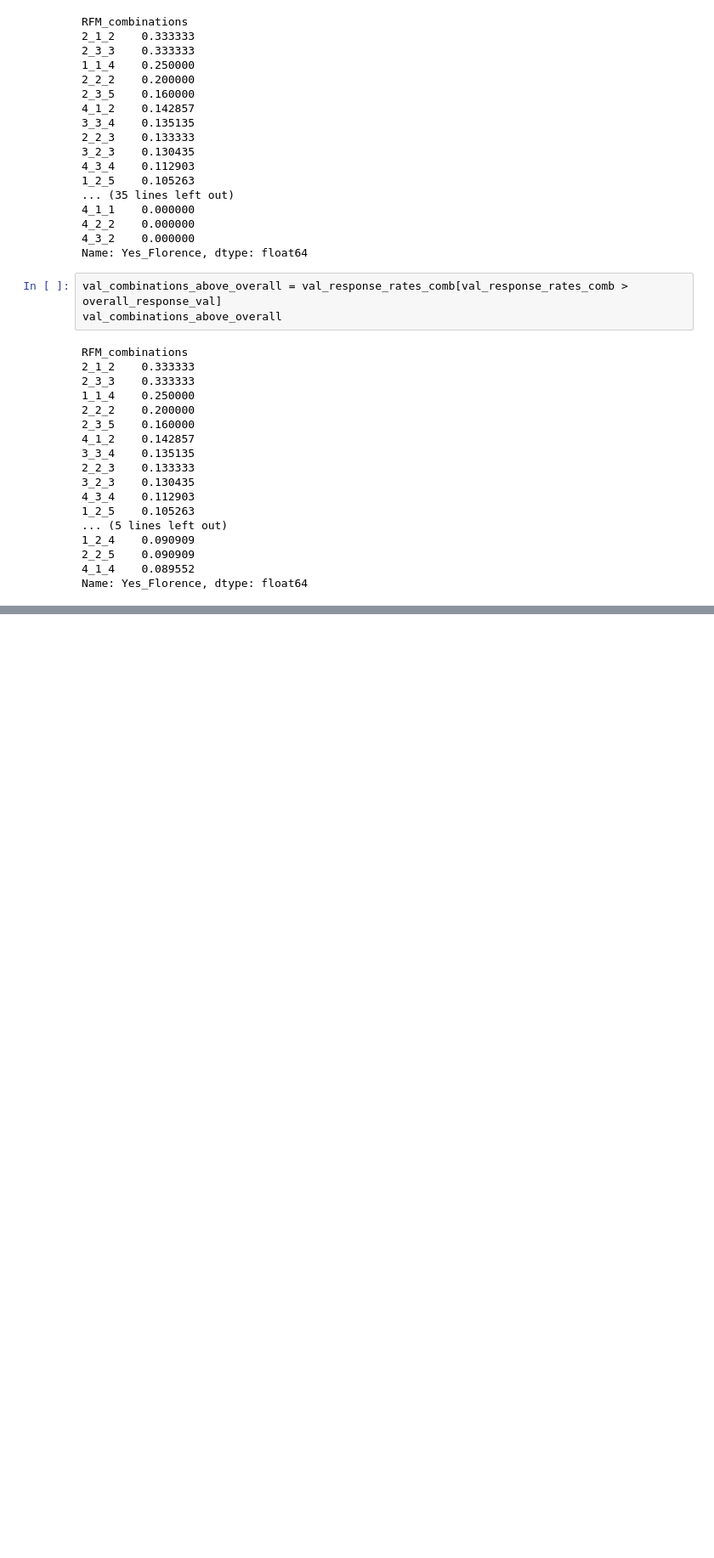
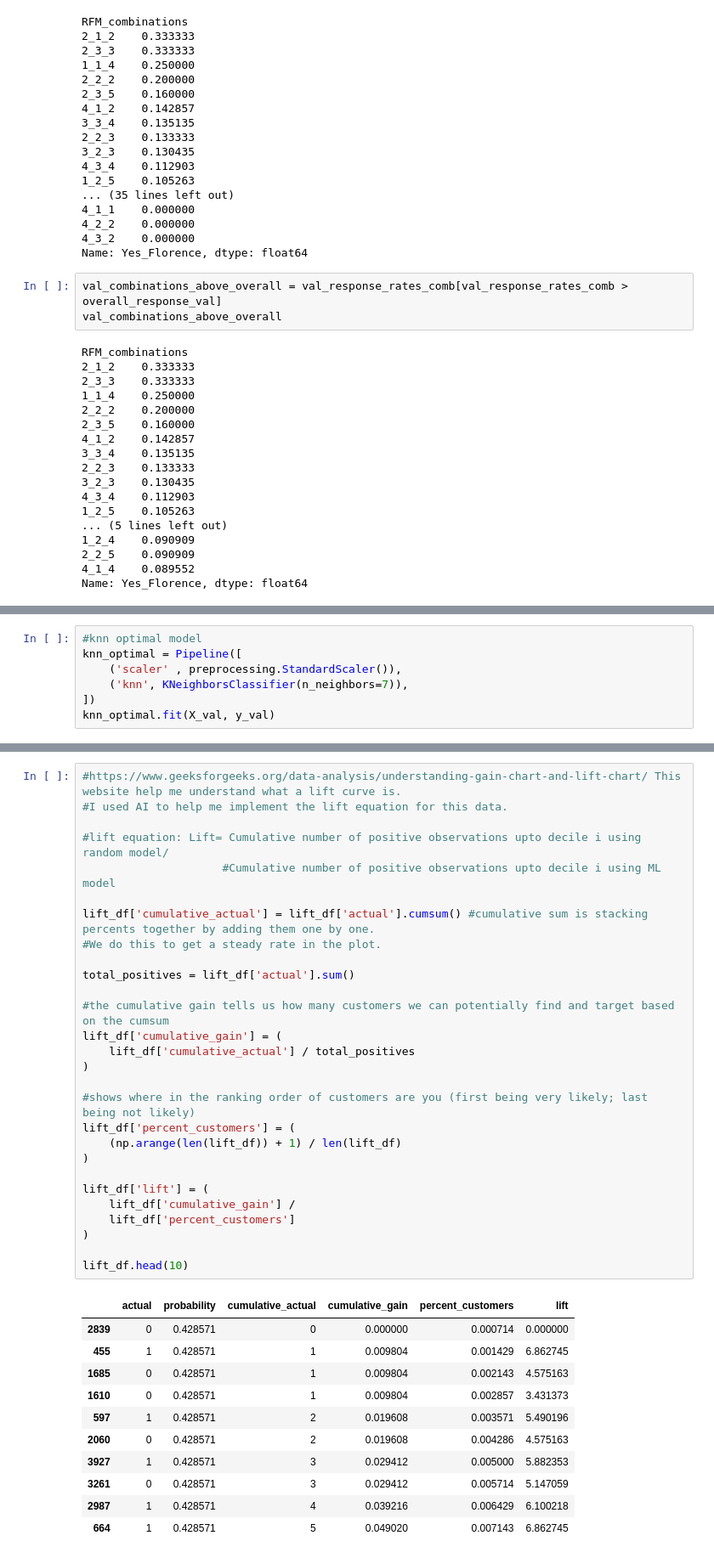
Before and after one commit to sascott9655/ADS-505-, a Jupyter notebook: ADS_505_CBC_HW1.ipynb, the cells around one changed output, grey strips where cells are left out. Shown at 85% size. Saved outputs shown, nothing was run; the diff lists cells and outputs as text; blank space fills up the shorter version.

```diff
--- a/ADS_505_CBC_HW1.ipynb
+++ b/ADS_505_CBC_HW1.ipynb
@@ -262,0 +338,7 @@ Name: Yes_Florence, dtype: float64
+# %%
+#knn optimal model
+knn_optimal = Pipeline([
+    ('scaler' , preprocessing.StandardScaler()),
+    ('knn', KNeighborsClassifier(n_neighbors=7)),
+])
+knn_optimal.fit(X_val, y_val)
@@ -262,0 +369,40 @@ Name: Yes_Florence, dtype: float64
+# %%
+#https://www.geeksforgeeks.org/data-analysis/understanding-gain-chart-and-lift-chart/ This website help me understand what a lift curve is.
+#I used AI to help me implement the lift equation for this data.
+
+#lift equation: Lift= Cumulative number of positive observations upto decile i using random model/
+                     #Cumulative number of positive observations upto decile i using ML model
+
+lift_df['cumulative_actual'] = lift_df['actual'].cumsum() #cumulative sum is stacking percents together by adding them one by one.
+#We do this to get a steady rate in the plot.
+
+total_positives = lift_df['actual'].sum()
+
+#the cumulative gain tells us how many customers we can potentially find and target based on the cumsum
+lift_df['cumulative_gain'] = (
+    lift_df['cumulative_actual'] / total_positives
+)
+
+#shows where in the ranking order of customers are you (first being very likely; last being not likely)
+lift_df['percent_customers'] = (
+    (np.arange(len(lift_df)) + 1) / len(lift_df)
+)
+
+lift_df['lift'] = (
+    lift_df['cumulative_gain'] /
+    lift_df['percent_customers']
+)
+
+lift_df.head(10)
+# %% [output]
+|  | actual | probability | cumulative_actual | cumulative_gain | percent_customers | lift |
+| 2839 | 0 | 0.428571 | 0 | 0.000000 | 0.000714 | 0.000000 |
+| 455 | 1 | 0.428571 | 1 | 0.009804 | 0.001429 | 6.862745 |
+| 1685 | 0 | 0.428571 | 1 | 0.009804 | 0.002143 | 4.575163 |
+| 1610 | 0 | 0.428571 | 1 | 0.009804 | 0.002857 | 3.431373 |
+| 597 | 1 | 0.428571 | 2 | 0.019608 | 0.003571 | 5.490196 |
+| 2060 | 0 | 0.428571 | 2 | 0.019608 | 0.004286 | 4.575163 |
+| 3927 | 1 | 0.428571 | 3 | 0.029412 | 0.005000 | 5.882353 |
+| 3261 | 0 | 0.428571 | 3 | 0.029412 | 0.005714 | 5.147059 |
+| 2987 | 1 | 0.428571 | 4 | 0.039216 | 0.006429 | 6.100218 |
+| 664 | 1 | 0.428571 | 5 | 0.049020 | 0.007143 | 6.862745 |
```
Also changed, not shown: parts of 12 cells of this notebook.
